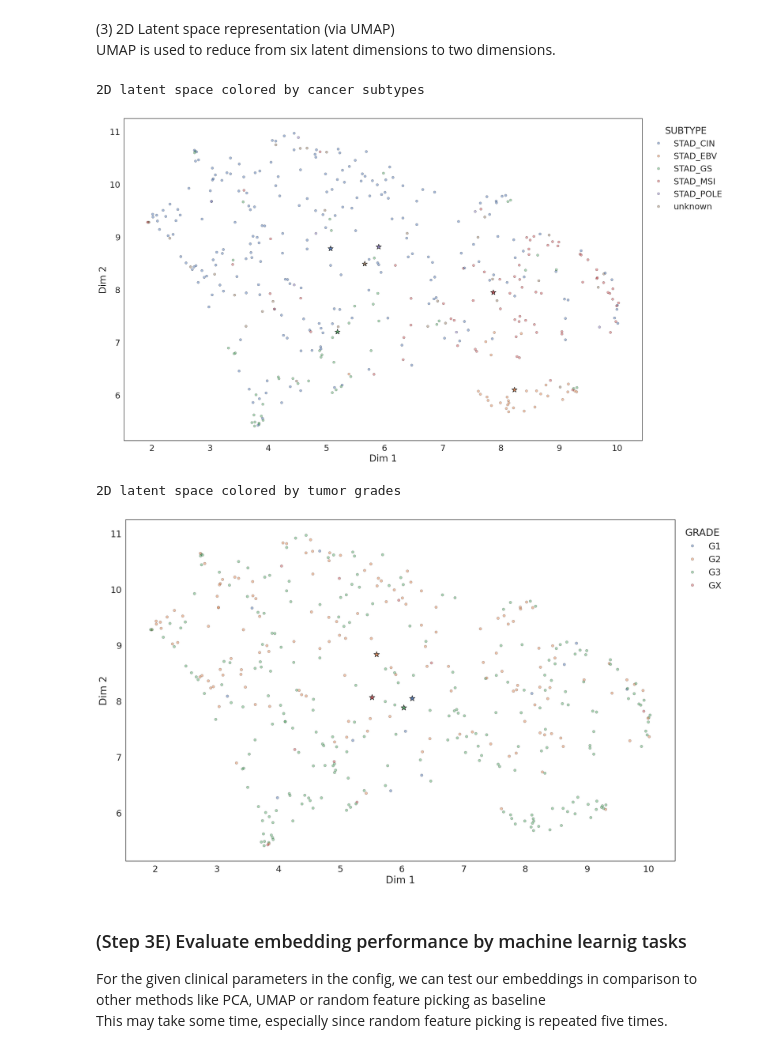
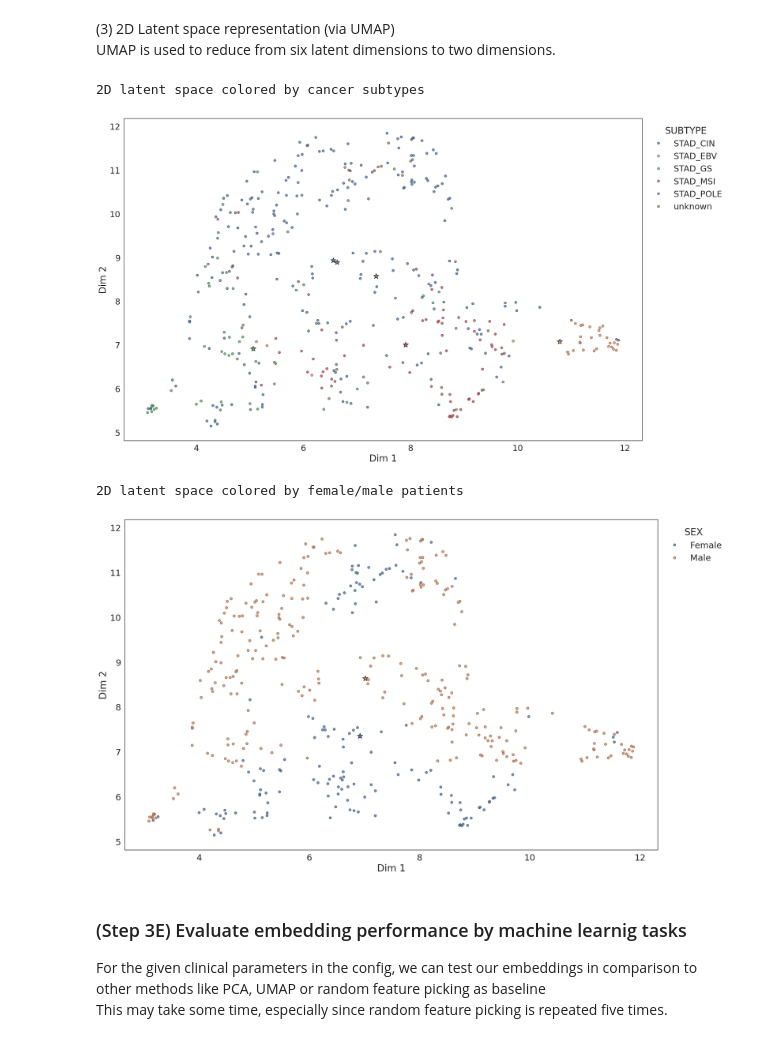
Before and after one commit to jan-forest/autoencodix, a Jupyter notebook: Tutorials/Basics_Autoencodix.ipynb, the cells around one changed output. Cells and saved outputs as stored; diff of their text form; code cells hidden in the pictures.

```diff
--- a/Tutorials/Basics_Autoencodix.ipynb
+++ b/Tutorials/Basics_Autoencodix.ipynb
@@ -251,17 +257,17 @@ Latent intensity of each dimension grouped by tumor grades
 UMAP is used to reduce from six latent dimensions to two dimensions.
 # %%
 latent2D_subtype = Image(filename='reports/STAD-Example/figures/latent2D_SUBTYPE.png', width=800)
-latent2D_grade = Image(filename='reports/STAD-Example/figures/latent2D_GRADE.png', width=800)
+latent2D_grade = Image(filename='reports/STAD-Example/figures/latent2D_SEX.png', width=800)
 
 print("2D latent space colored by cancer subtypes")
 display(latent2D_subtype)
-print("2D latent space colored by tumor grades")
+print("2D latent space colored by female/male patients")
 display(latent2D_grade)
 # %% [output]
 2D latent space colored by cancer subtypes
-[figure, old version]
+[figure, new version]
-2D latent space colored by tumor grades
+2D latent space colored by female/male patients
-[figure, old version]
+[figure, new version]
 # %% [markdown]
 ### (Step 3E) Evaluate embedding performance by machine learnig tasks
 For the given clinical parameters in the config, we can test our embeddings in comparison to other methods like PCA, UMAP or random feature picking as baseline
```
Also changed, not shown: parts of 13 cells of this notebook, 1 other file.
